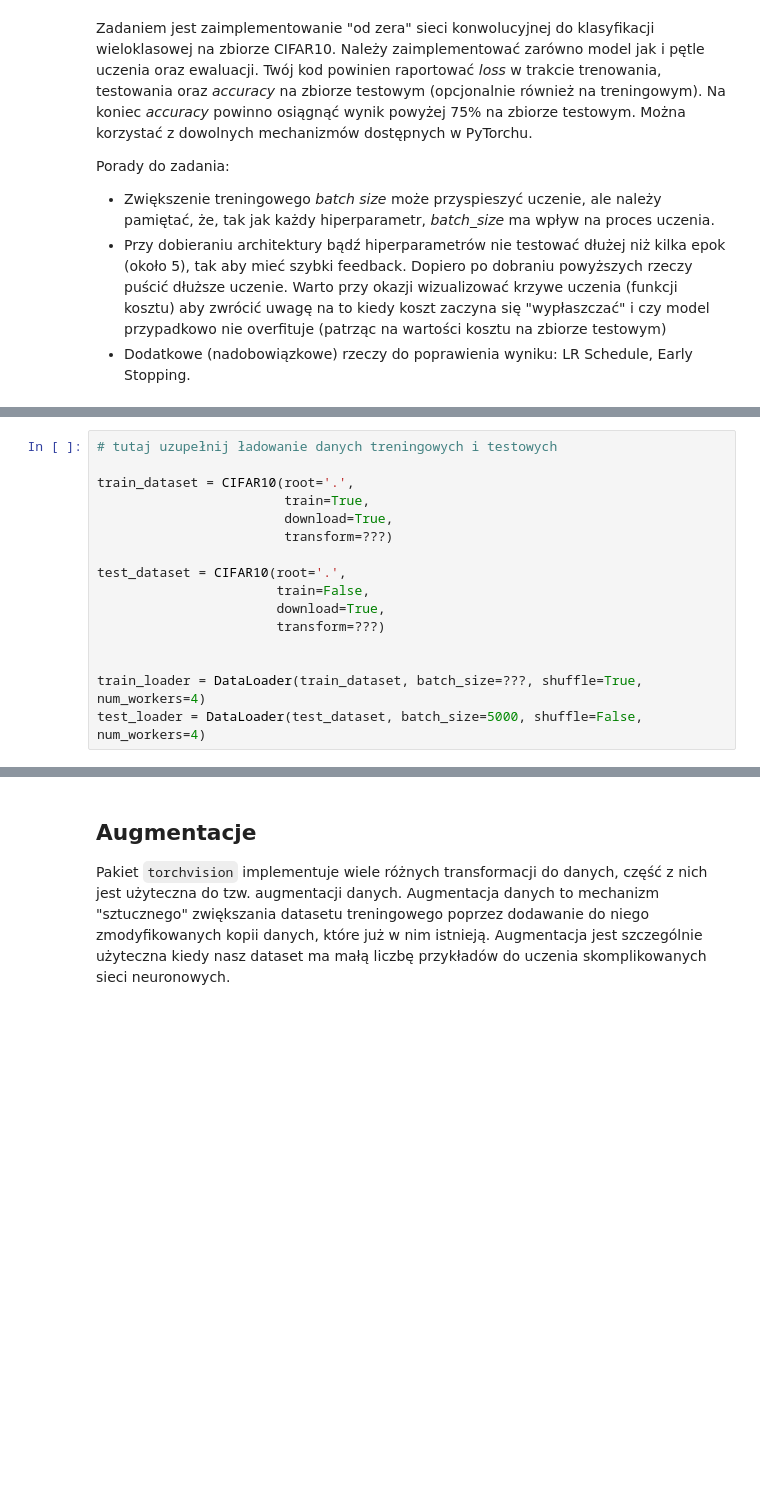
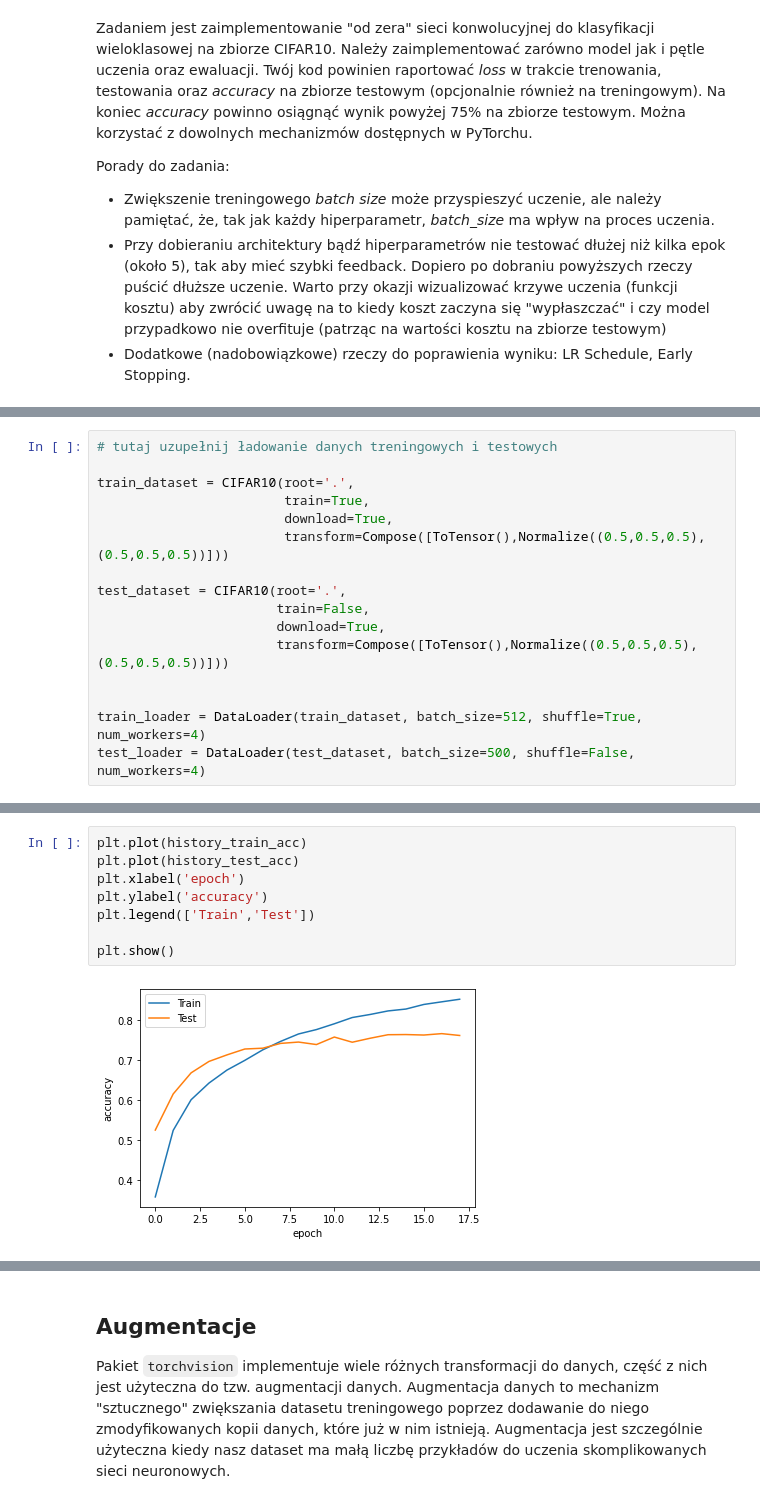
Before and after one commit to GrayMan124/Nauczanie_maszynowe, a Jupyter notebook: 09_image_classification.ipynb, the cells around one changed output, grey strips where cells are left out. Cells and saved outputs as stored; diff of their text form; blank space fills up the shorter version.

```diff
--- a/09_image_classification.ipynb
+++ b/09_image_classification.ipynb
@@ -56,13 +105,13 @@ Porady do zadania:
 train_dataset = CIFAR10(root='.',
                         train=True,
                         download=True,
-                        transform=???)
+                        transform=Compose([ToTensor(),Normalize((0.5,0.5,0.5),(0.5,0.5,0.5))]))
 
 test_dataset = CIFAR10(root='.',
                        train=False,
                        download=True,
-                       transform=???)
+                       transform=Compose([ToTensor(),Normalize((0.5,0.5,0.5),(0.5,0.5,0.5))]))
 
 
-train_loader = DataLoader(train_dataset, batch_size=???, shuffle=True, num_workers=4)
-test_loader = DataLoader(test_dataset, batch_size=5000, shuffle=False, num_workers=4)
+train_loader = DataLoader(train_dataset, batch_size=512, shuffle=True, num_workers=4)
+test_loader = DataLoader(test_dataset, batch_size=500, shuffle=False, num_workers=4)
@@ -70,0 +209,10 @@ test_loader = DataLoader(test_dataset, batch_size=5000, shuffle=False, num_worke
+# %%
+plt.plot(history_train_acc)
+plt.plot(history_test_acc)
+plt.xlabel('epoch')
+plt.ylabel('accuracy')
+plt.legend(['Train','Test'])
+
+plt.show()
+# %% [output]
+[figure, added]
```
Also changed, not shown: parts of 14 cells of this notebook.
